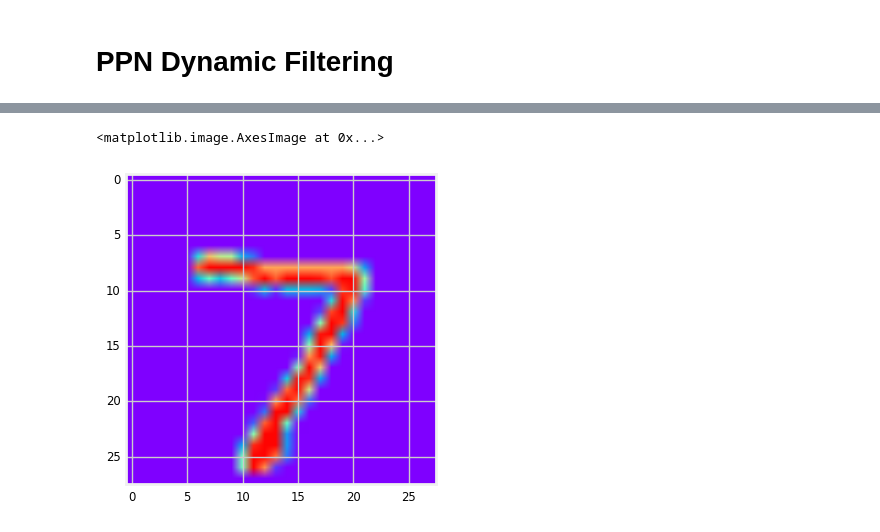
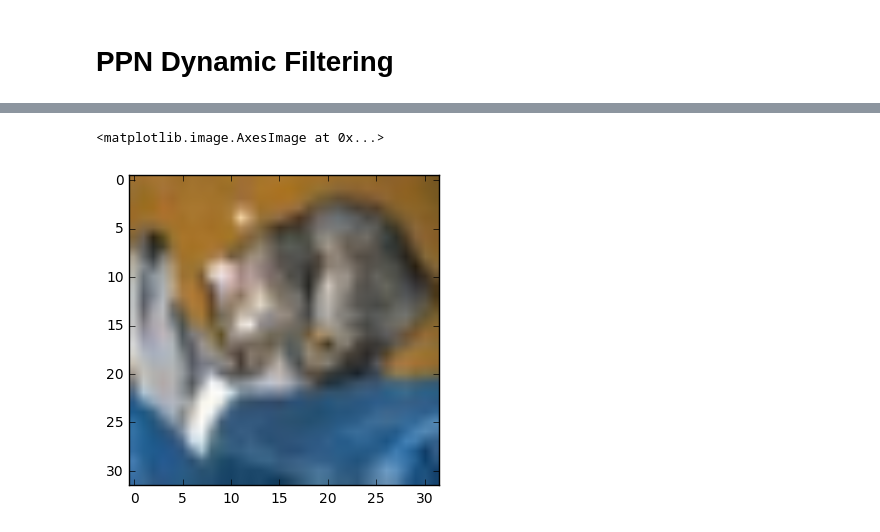
Before and after one commit to unique-horn/ppap-experiments, a Jupyter notebook: dfn/dfn-mnist.ipynb, the cells around one changed output, grey strips where cells are left out. Saved outputs shown, nothing was run; the diff lists cells and outputs as text; code cells hidden in the pictures.

Commit message:
Experiments with cifar10

```diff
--- a/dfn/dfn-mnist.ipynb
+++ b/dfn/dfn-mnist.ipynb
@@ -25,11 +25,11 @@ Using gpu device 0: GeForce GT 630M (CNMeM is disabled, cuDNN not available)
 # %%
 # Modified version of keras/examples/mnist_cnn.py
 
-batch_size = 20
+batch_size = 256
 nb_classes = 10
 
 # input image dimensions
-img_rows, img_cols = 28, 28
+img_rows, img_cols = 32, 32
 # number of convolutional filters to use
 nb_filters = 32
 # size of pooling area for max pooling
@@ -38,14 +38,14 @@ pool_size = (2, 2)
 kernel_size = (3, 3)
 
 # the data, shuffled and split between train and test sets
-(X_train, y_train), (X_test, y_test) = mnist.load_data()
+(X_train, y_train), (X_test, y_test) = cifar10.load_data()
 
 # Explicitly set dim ordering to theano
 K.set_image_dim_ordering('th')
 
 if K.image_dim_ordering() == 'th':
-    X_train = X_train.reshape(X_train.shape[0], 1, img_rows, img_cols)
-    X_test = X_test.reshape(X_test.shape[0], 1, img_rows, img_cols)
+    X_train = X_train.reshape(X_train.shape[0], 3, img_rows, img_cols)
+    X_test = X_test.reshape(X_test.shape[0], 3, img_rows, img_cols)
     input_shape = (1, img_rows, img_cols)
 else:
     X_train = X_train.reshape(X_train.shape[0], img_rows, img_cols, 1)
@@ -148,8 +148,8 @@ plt.imshow(filters_image(fs[0]))
 # %%
-plt.imshow(X_test[0, 0])
+plt.imshow(X_test[0].transpose(1, 2, 0))
 # %% [output]
 <matplotlib.image.AxesImage at 0x...>
-[figure, old version]
+[figure, new version]
 # %%
 gen = model.layers[1].gen
 a = gen.coordinates_weights.get_value()
```
Also changed, not shown: parts of 7 cells of this notebook.
